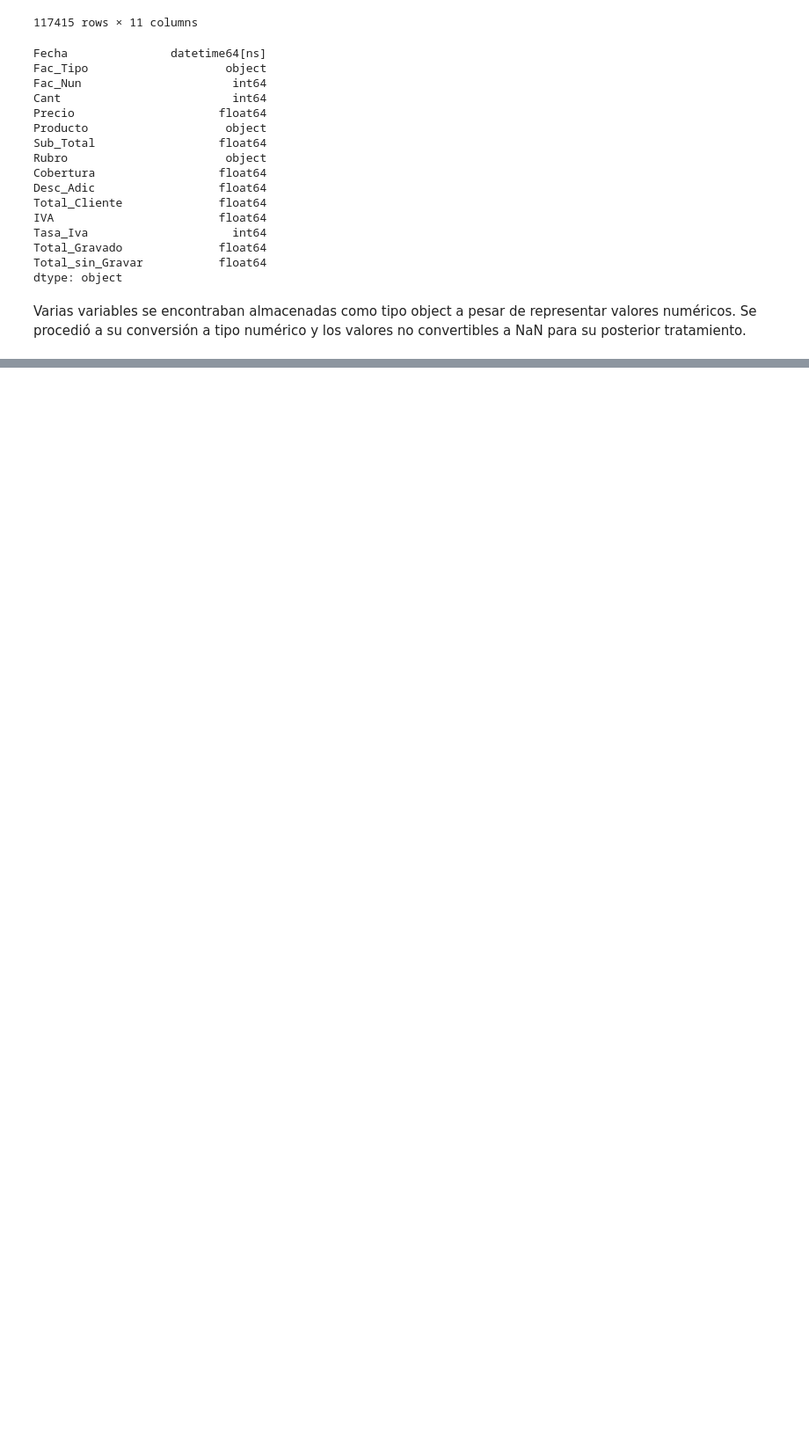
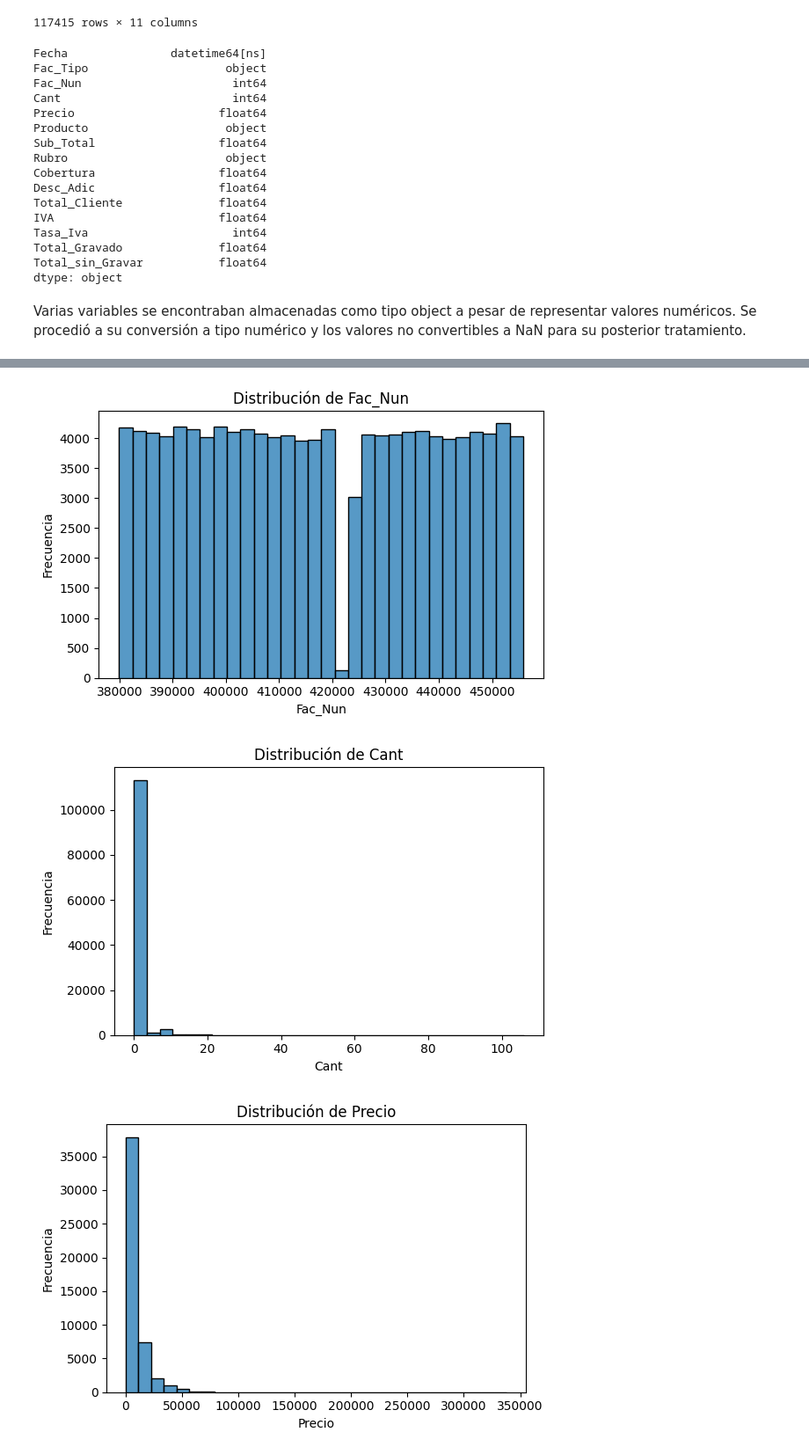
Before and after one commit to 4GeeksAcademy/sp-ml-20-final-project-g2, a Jupyter notebook: src/eda-ineta.ipynb, the cells around one changed output, grey strips where cells are left out. Shown at 88% size. Cells and saved outputs as stored; diff of their text form; code cells hidden in the pictures; blank space fills up the shorter version.

```diff
--- a/src/eda-ineta.ipynb
+++ b/src/eda-ineta.ipynb
@@ -390,0 +463,3 @@ Varias variables se encontraban almacenadas como tipo object a pesar de represen
+# %%
+final_numerical_variables = df.select_dtypes(include=['int64', 'float64'])
+final_numerical_variables
@@ -390,0 +482,13 @@ Varias variables se encontraban almacenadas como tipo object a pesar de represen
+# %%
+for col in final_numerical_variables.columns:
+    plt.figure(figsize=(6, 4))
+    sns.histplot(df[col], bins=30)
+    plt.title(f"Distribución de {col}")
+    plt.xlabel(col)
+    plt.ylabel("Frecuencia")
+    plt.tight_layout()
+    plt.show()
+# %% [output]
+[figure, added]
+[figure, added]
+[figure, added]
```
Also changed, not shown: parts of 27 cells of this notebook, 1 other file.
